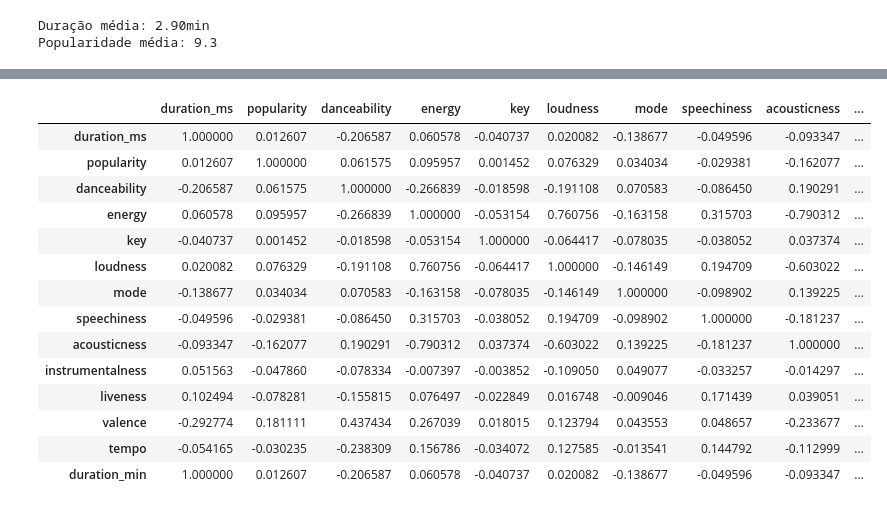
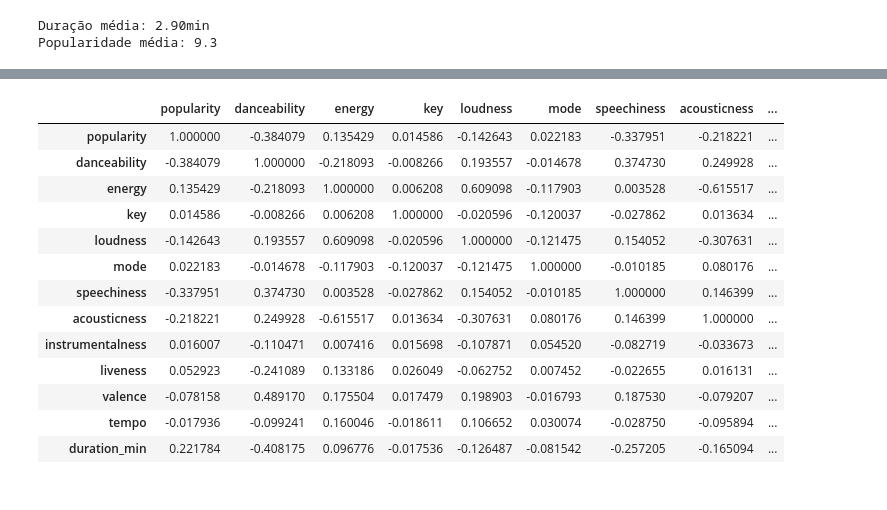
Before and after one commit to guidasneves/spotify_recsys, a Jupyter notebook: end_to_end_system.ipynb, the cells around one changed output, grey strips where cells are left out. Saved outputs shown, nothing was run; the diff lists cells and outputs as text; code cells hidden in the pictures.

```diff
--- a/end_to_end_system.ipynb
+++ b/end_to_end_system.ipynb
@@ -401,5 +542,5 @@ df_bad['duration_min'] = df_bad['duration_ms'] / 60000
 # %%
-df_good = pd.read_csv('./data/df_good.csv')
-df_bad = pd.read_csv('./data/df_bad.csv').drop(columns=['name'])
-df_good.head()
+good = pd.read_csv('./data/df_good.csv').drop(columns=['id'])
+bad = pd.read_csv('./data/df_bad.csv').drop(columns=['name', 'id'])
+good.head()
 # %% [output]
@@ -415,0 +557,3 @@ Total de tracks na playlist: 614
+# %%
+X = pd.concat([good, bad], axis=0, ignore_index=True)
+X.head()
@@ -530,2 +717,2 @@ def get_pairs(df, n=100):
 # %%
-df_good_num = df_good.drop(columns=['id', 'name', 'artists', 'y'])
+X_num = X.drop(columns=['name', 'artists', 'y', 'duration_ms']).copy()
@@ -559,20 +769,19 @@ Text(0.5, 1.0, 'Good vs Bad Duration')
 # %%
-df_good_corr = df_good_num.corr()
-df_good_corr
+X_corr = X_num.corr()
+X_corr
 # %% [output]
-|  | duration_ms | popularity | danceability | energy | key | loudness | mode | speechiness | acousticness | ... |
-| duration_ms | 1.000000 | 0.012607 | -0.206587 | 0.060578 | -0.040737 | 0.020082 | -0.138677 | -0.049596 | -0.093347 | ... |
-| popularity | 0.012607 | 1.000000 | 0.061575 | 0.095957 | 0.001452 | 0.076329 | 0.034034 | -0.029381 | -0.162077 | ... |
-| danceability | -0.206587 | 0.061575 | 1.000000 | -0.266839 | -0.018598 | -0.191108 | 0.070583 | -0.086450 | 0.190291 | ... |
-| energy | 0.060578 | 0.095957 | -0.266839 | 1.000000 | -0.053154 | 0.760756 | -0.163158 | 0.315703 | -0.790312 | ... |
-| key | -0.040737 | 0.001452 | -0.018598 | -0.053154 | 1.000000 | -0.064417 | -0.078035 | -0.038052 | 0.037374 | ... |
-| loudness | 0.020082 | 0.076329 | -0.191108 | 0.760756 | -0.064417 | 1.000000 | -0.146149 | 0.194709 | -0.603022 | ... |
-| mode | -0.138677 | 0.034034 | 0.070583 | -0.163158 | -0.078035 | -0.146149 | 1.000000 | -0.098902 | 0.139225 | ... |
-| speechiness | -0.049596 | -0.029381 | -0.086450 | 0.315703 | -0.038052 | 0.194709 | -0.098902 | 1.000000 | -0.181237 | ... |
-| acousticness | -0.093347 | -0.162077 | 0.190291 | -0.790312 | 0.037374 | -0.603022 | 0.139225 | -0.181237 | 1.000000 | ... |
-| instrumentalness | 0.051563 | -0.047860 | -0.078334 | -0.007397 | -0.003852 | -0.109050 | 0.049077 | -0.033257 | -0.014297 | ... |
-| liveness | 0.102494 | -0.078281 | -0.155815 | 0.076497 | -0.022849 | 0.016748 | -0.009046 | 0.171439 | 0.039051 | ... |
-| valence | -0.292774 | 0.181111 | 0.437434 | 0.267039 | 0.018015 | 0.123794 | 0.043553 | 0.048657 | -0.233677 | ... |
-| tempo | -0.054165 | -0.030235 | -0.238309 | 0.156786 | -0.034072 | 0.127585 | -0.013541 | 0.144792 | -0.112999 | ... |
-| duration_min | 1.000000 | 0.012607 | -0.206587 | 0.060578 | -0.040737 | 0.020082 | -0.138677 | -0.049596 | -0.093347 | ... |
+|  | popularity | danceability | energy | key | loudness | mode | speechiness | acousticness | ... |
+| popularity | 1.000000 | -0.384079 | 0.135429 | 0.014586 | -0.142643 | 0.022183 | -0.337951 | -0.218221 | ... |
+| danceability | -0.384079 | 1.000000 | -0.218093 | -0.008266 | 0.193557 | -0.014678 | 0.374730 | 0.249928 | ... |
+| energy | 0.135429 | -0.218093 | 1.000000 | 0.006208 | 0.609098 | -0.117903 | 0.003528 | -0.615517 | ... |
+| key | 0.014586 | -0.008266 | 0.006208 | 1.000000 | -0.020596 | -0.120037 | -0.027862 | 0.013634 | ... |
+| loudness | -0.142643 | 0.193557 | 0.609098 | -0.020596 | 1.000000 | -0.121475 | 0.154052 | -0.307631 | ... |
+| mode | 0.022183 | -0.014678 | -0.117903 | -0.120037 | -0.121475 | 1.000000 | -0.010185 | 0.080176 | ... |
+| speechiness | -0.337951 | 0.374730 | 0.003528 | -0.027862 | 0.154052 | -0.010185 | 1.000000 | 0.146399 | ... |
+| acousticness | -0.218221 | 0.249928 | -0.615517 | 0.013634 | -0.307631 | 0.080176 | 0.146399 | 1.000000 | ... |
+| instrumentalness | 0.016007 | -0.110471 | 0.007416 | 0.015698 | -0.107871 | 0.054520 | -0.082719 | -0.033673 | ... |
+| liveness | 0.052923 | -0.241089 | 0.133186 | 0.026049 | -0.062752 | 0.007452 | -0.022655 | 0.016131 | ... |
+| valence | -0.078158 | 0.489170 | 0.175504 | 0.017479 | 0.198903 | -0.016793 | 0.187530 | -0.079207 | ... |
+| tempo | -0.017936 | -0.099241 | 0.160046 | -0.018611 | 0.106652 | 0.030074 | -0.028750 | -0.095894 | ... |
+| duration_min | 0.221784 | -0.408175 | 0.096776 | -0.017536 | -0.126487 | -0.081542 | -0.257205 | -0.165094 | ... |
 # %%
```
Also changed, not shown: parts of 58 cells of this notebook, 1 other file.
